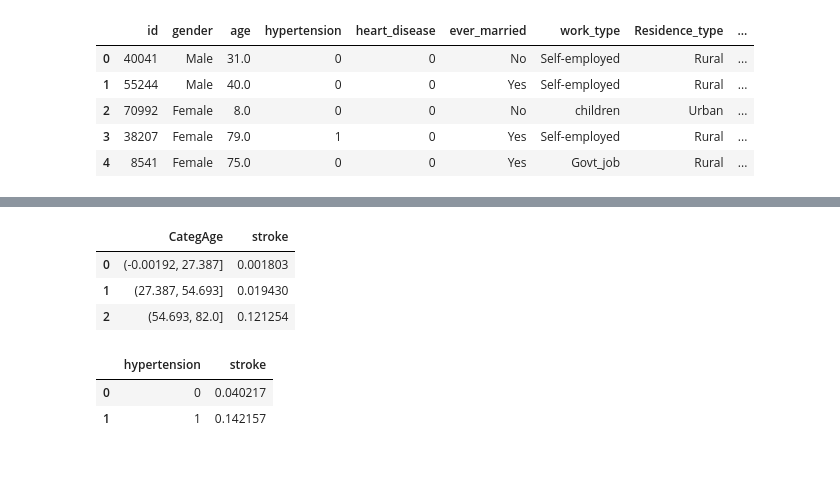
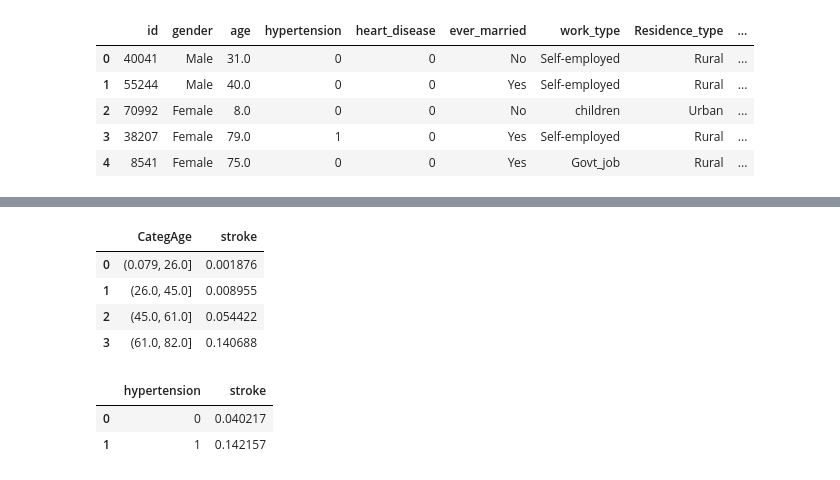
Before and after one commit to MykhaiIo/heart-attention, a Jupyter notebook: data/feature_engineering.ipynb, the cells around one changed output, grey strips where cells are left out. Drawn from its saved outputs; the diff is of its cells as text; code cells hidden in the pictures.

```diff
--- a/data/feature_engineering.ipynb
+++ b/data/feature_engineering.ipynb
@@ -47,11 +46,12 @@ train.nlargest(10, 'avg_glucose_level')
 # %%
-train['CategAge'] = pd.cut(train.age, 3)
+train['CategAge'] = pd.qcut(train.age, 4)
 train[['CategAge', 'stroke']].groupby(['CategAge'], as_index = False).mean()
 # %% [output]
 |  | CategAge | stroke |
-| 0 | (-0.00192, 27.387] | 0.001803 |
-| 1 | (27.387, 54.693] | 0.019430 |
-| 2 | (54.693, 82.0] | 0.121254 |
+| 0 | (0.079, 26.0] | 0.001876 |
+| 1 | (26.0, 45.0] | 0.008955 |
+| 2 | (45.0, 61.0] | 0.054422 |
+| 3 | (61.0, 82.0] | 0.140688 |
 # %%
 train[['hypertension', 'stroke']].groupby(['hypertension'], as_index = False).mean()
 # %% [output]
```
Also changed, not shown: parts of 7 cells of this notebook, 5 other files.
